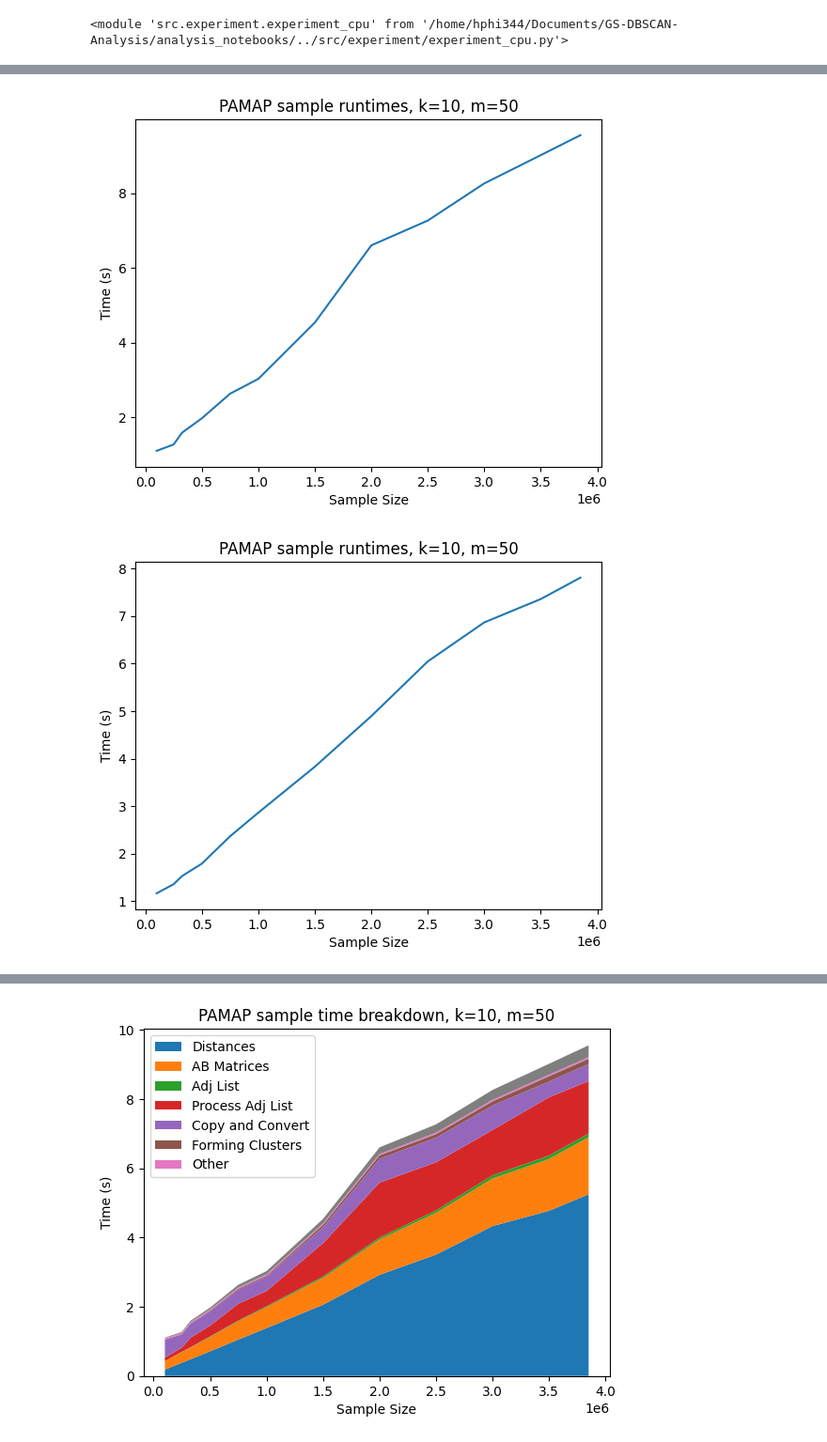
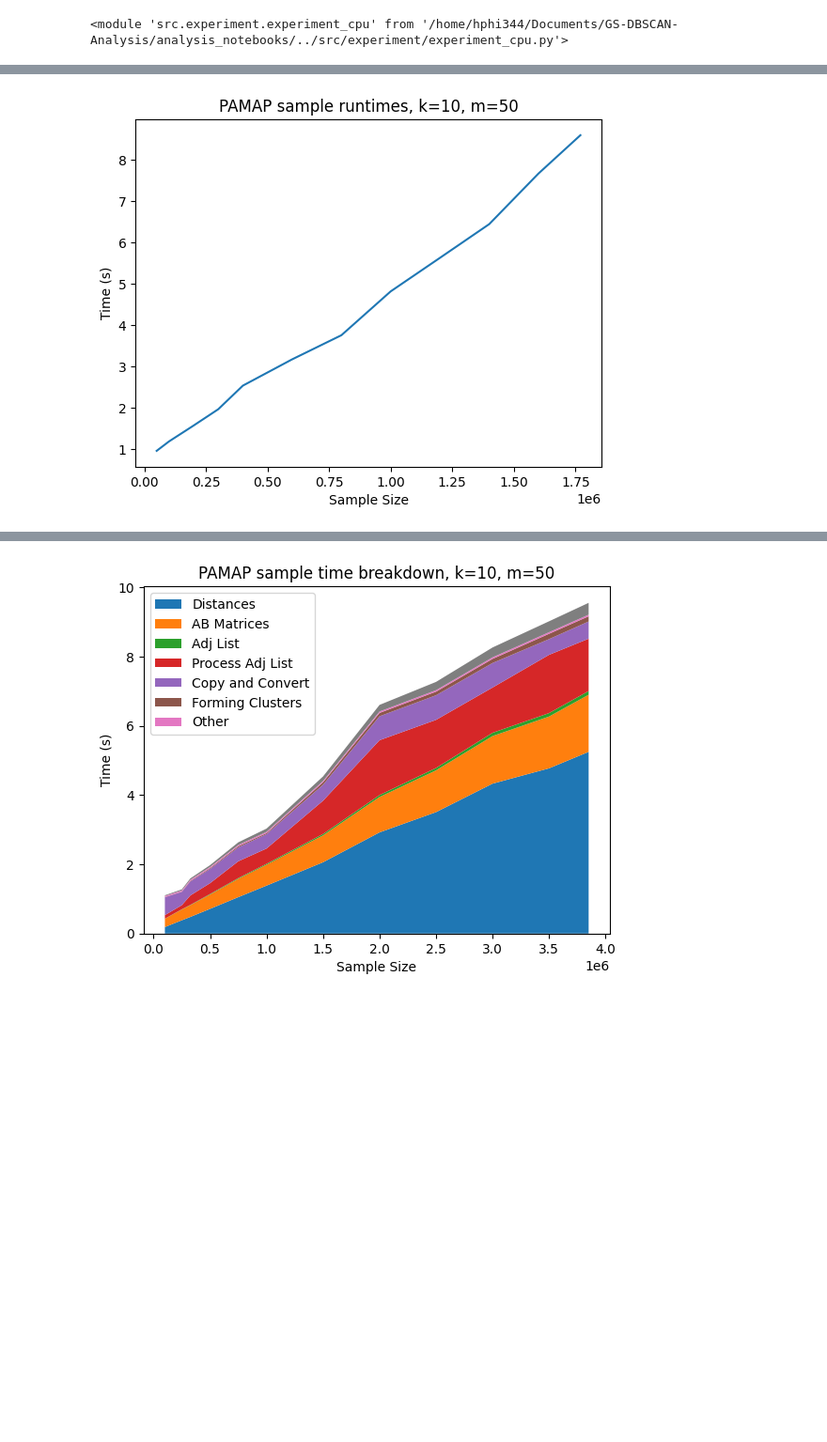
Before and after one commit to HugoPhibbs/GS-DBSCAN-Analysis, a Jupyter notebook: analysis_notebooks/pamap_analysis.ipynb, the cells around one changed output, grey strips where cells are left out. Shown at 94% size. Cells and saved outputs as stored; diff of their text form; code cells hidden in the pictures; blank space fills up the shorter version.

```diff
--- a/analysis_notebooks/pamap_analysis.ipynb
+++ b/analysis_notebooks/pamap_analysis.ipynb
@@ -58,15 +58,14 @@ NMI:  0.2098894589486613
 # %%
 import pandas as pd
 import matplotlib.pyplot as plt
 
-results_df = pd.read_parquet(f"/home/hphi344/Documents/GS-DBSCAN-Analysis/results/pamap/samples/parquets/{parquet_name}.parquet")
+results_df = pd.read_parquet(f"/home/hphi344/Documents/GS-DBSCAN-Analysis/results/pamap/samples/parquets/{parquet_name}_unordered.parquet")
 
 fig, ax, _ = su.plot_sample_time_results(results_df, save_path="PAMAP_sample_runtimes.png", title=f"PAMAP sample runtimes, k={k}, m={m}")
 
-comp_df = pd.read_parquet(r"/home/hphi344/Documents/GS-DBSCAN-Analysis/results/pamap/samples/parquets/pamap_sample_results_k10_m50_eps0.04_f16.parquet")
+# comp_df = pd.read_parquet(r"/home/hphi344/Documents/GS-DBSCAN-Analysis/results/pamap/samples/parquets/pamap_sample_results_k10_m50_eps0.04_f16.parquet")
 
-fig, ax, _ = su.plot_sample_time_results(comp_df, title=f"PAMAP sample runtimes, k={k}, m={m}")
+# fig, ax, _ = su.plot_sample_time_results(comp_df, title=f"PAMAP sample runtimes, k={k}, m={m}")
 plt.show()
 # %% [output]
-[figure, old version]
+[figure, new version]
-[figure, removed]
```
Also changed, not shown: parts of 13 cells of this notebook, 25 other files.
